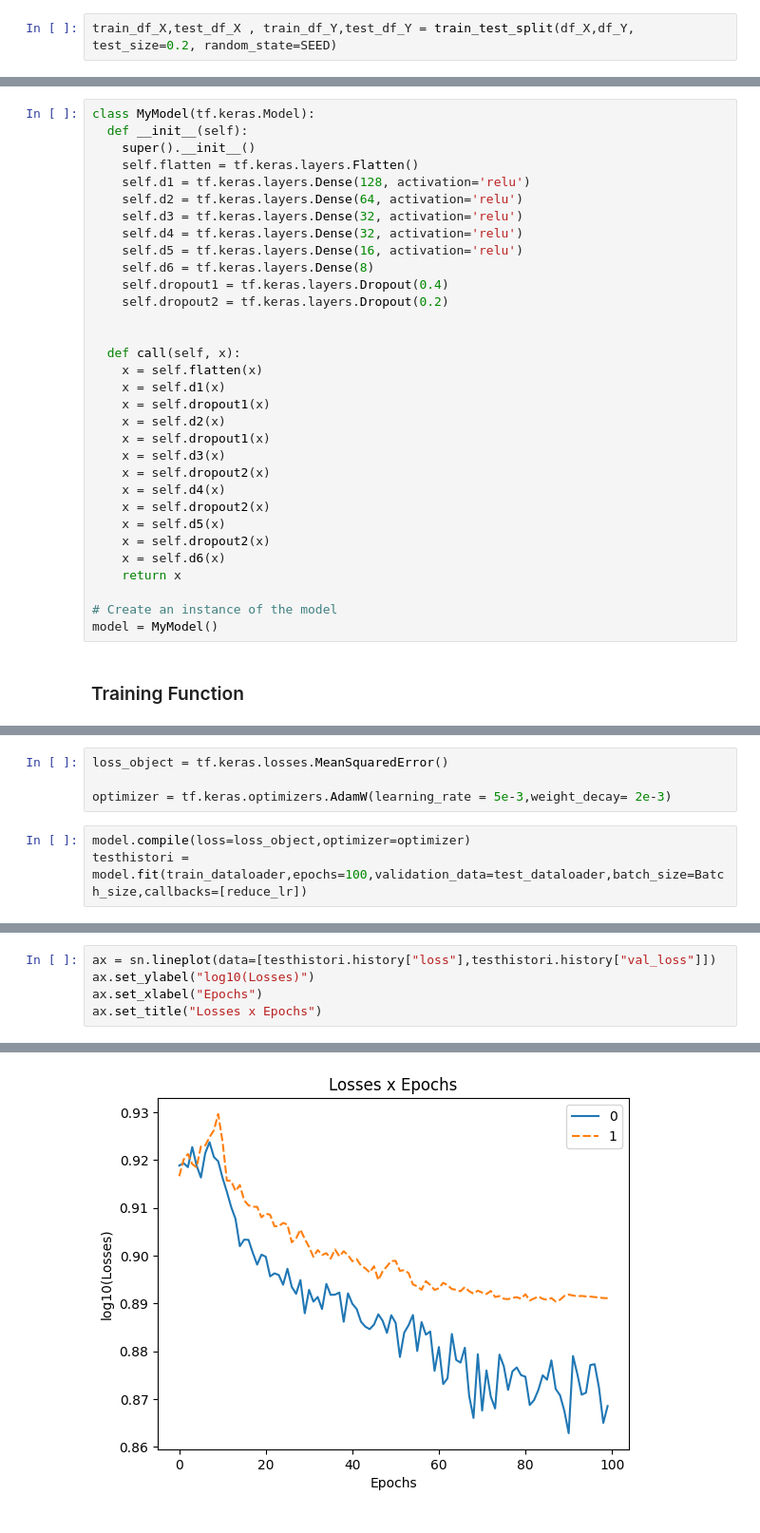
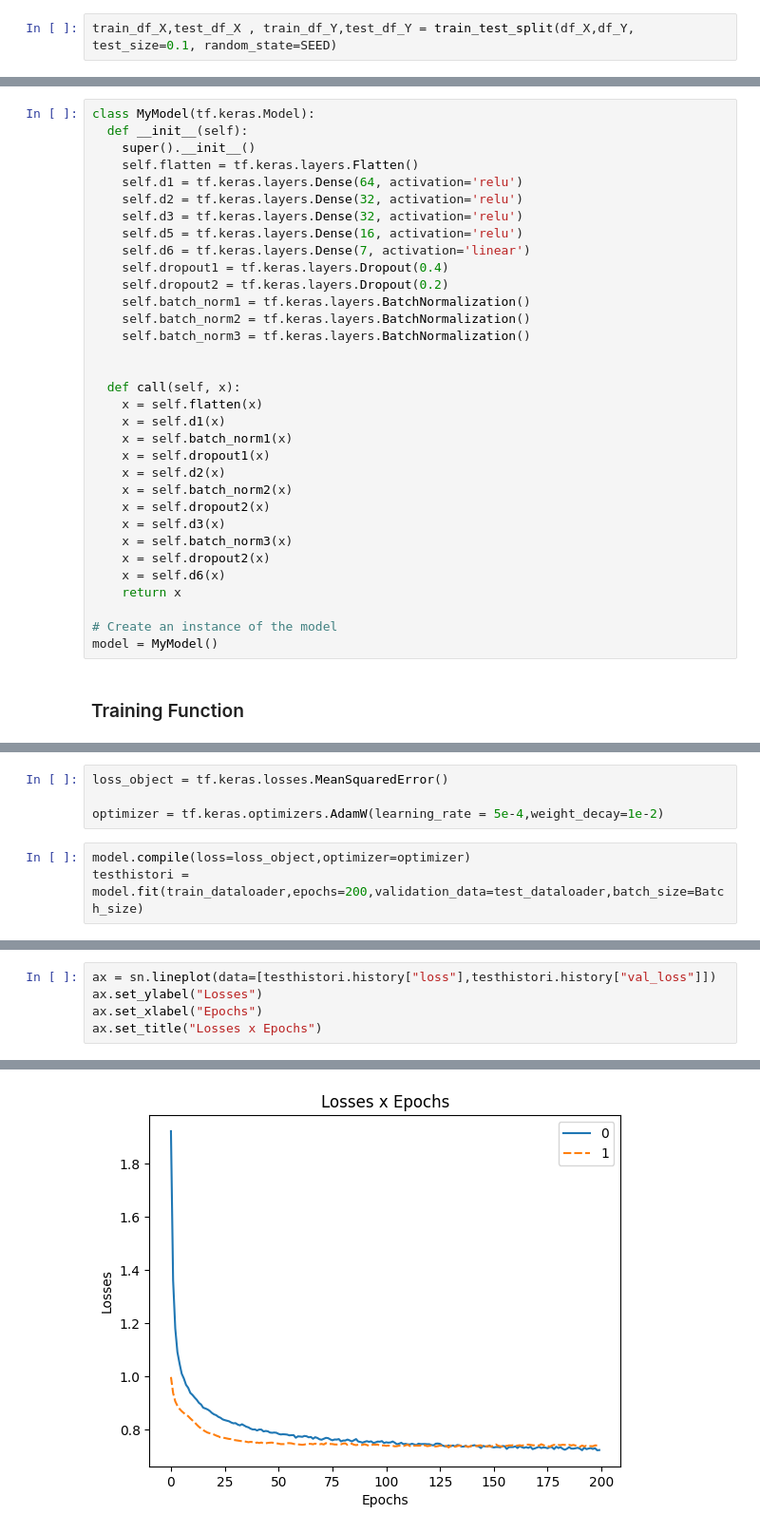
Before and after one commit to Lucasvitoriano25/PredDelay_TGVTrains, a Jupyter notebook: main.ipynb, the cells around one changed output, grey strips where cells are left out. Shown at 95% size. Drawn from its saved outputs; the diff is of its cells as text.

```diff
--- a/main.ipynb
+++ b/main.ipynb
@@ -223,2 +263,2 @@ validate_df_Y = validate_df.drop(columns=data_to_mantain)
 # %%
-train_df_X,test_df_X , train_df_Y,test_df_Y = train_test_split(df_X,df_Y, test_size=0.2, random_state=SEED)
+train_df_X,test_df_X , train_df_Y,test_df_Y = train_test_split(df_X,df_Y, test_size=0.1, random_state=SEED)
@@ -255,27 +314,28 @@ class MyModel(tf.keras.Model):
   def __init__(self):
     super().__init__()
     self.flatten = tf.keras.layers.Flatten()
-    self.d1 = tf.keras.layers.Dense(128, activation='relu')
-    self.d2 = tf.keras.layers.Dense(64, activation='relu')
+    self.d1 = tf.keras.layers.Dense(64, activation='relu')
+    self.d2 = tf.keras.layers.Dense(32, activation='relu')
     self.d3 = tf.keras.layers.Dense(32, activation='relu')
-    self.d4 = tf.keras.layers.Dense(32, activation='relu')
     self.d5 = tf.keras.layers.Dense(16, activation='relu')
-    self.d6 = tf.keras.layers.Dense(8)
+    self.d6 = tf.keras.layers.Dense(7, activation='linear')
     self.dropout1 = tf.keras.layers.Dropout(0.4)
     self.dropout2 = tf.keras.layers.Dropout(0.2)
+    self.batch_norm1 = tf.keras.layers.BatchNormalization()
+    self.batch_norm2 = tf.keras.layers.BatchNormalization()
+    self.batch_norm3 = tf.keras.layers.BatchNormalization()
 
 
   def call(self, x):
     x = self.flatten(x)
     x = self.d1(x)
+    x = self.batch_norm1(x)
     x = self.dropout1(x)
     x = self.d2(x)
-    x = self.dropout1(x)
+    x = self.batch_norm2(x)
+    x = self.dropout2(x)
     x = self.d3(x)
-    x = self.dropout2(x)
-    x = self.d4(x)
-    x = self.dropout2(x)
-    x = self.d5(x)
+    x = self.batch_norm3(x)
     x = self.dropout2(x)
     x = self.d6(x)
     return x
@@ -290,8 +350,8 @@ reduce_lr = tf.keras.callbacks.ReduceLROnPlateau(monitor='val_loss', factor=0.2,
 # %%
 loss_object = tf.keras.losses.MeanSquaredError()
 
-optimizer = tf.keras.optimizers.AdamW(learning_rate = 5e-3,weight_decay= 2e-3)
+optimizer = tf.keras.optimizers.AdamW(learning_rate = 5e-4,weight_decay=1e-2)
 # %%
 model.compile(loss=loss_object,optimizer=optimizer)
-testhistori = model.fit(train_dataloader,epochs=100,validation_data=test_dataloader,batch_size=Batch_size,callbacks=[reduce_lr])
+testhistori = model.fit(train_dataloader,epochs=200,validation_data=test_dataloader,batch_size=Batch_size)
 # %% [output]
@@ -319,8 +375,8 @@ dict_keys(['loss', 'val_loss', 'lr'])
 # %%
 ax = sn.lineplot(data=[testhistori.history["loss"],testhistori.history["val_loss"]])
-ax.set_ylabel("log10(Losses)")
+ax.set_ylabel("Losses")
 ax.set_xlabel("Epochs")
 ax.set_title("Losses x Epochs")
 # %% [output]
 Text(0.5, 1.0, 'Losses x Epochs')
-[figure, old version]
+[figure, new version]
```
Also changed, not shown: parts of 29 cells of this notebook, 2 other files.
